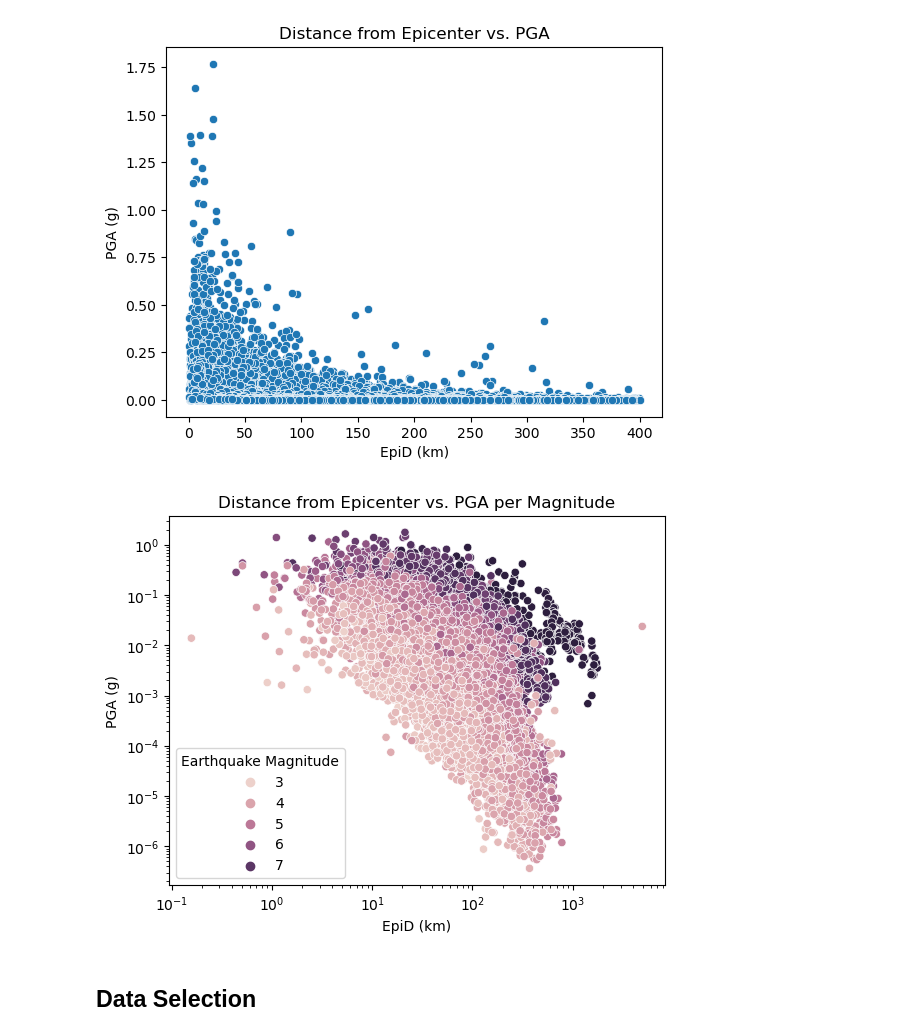
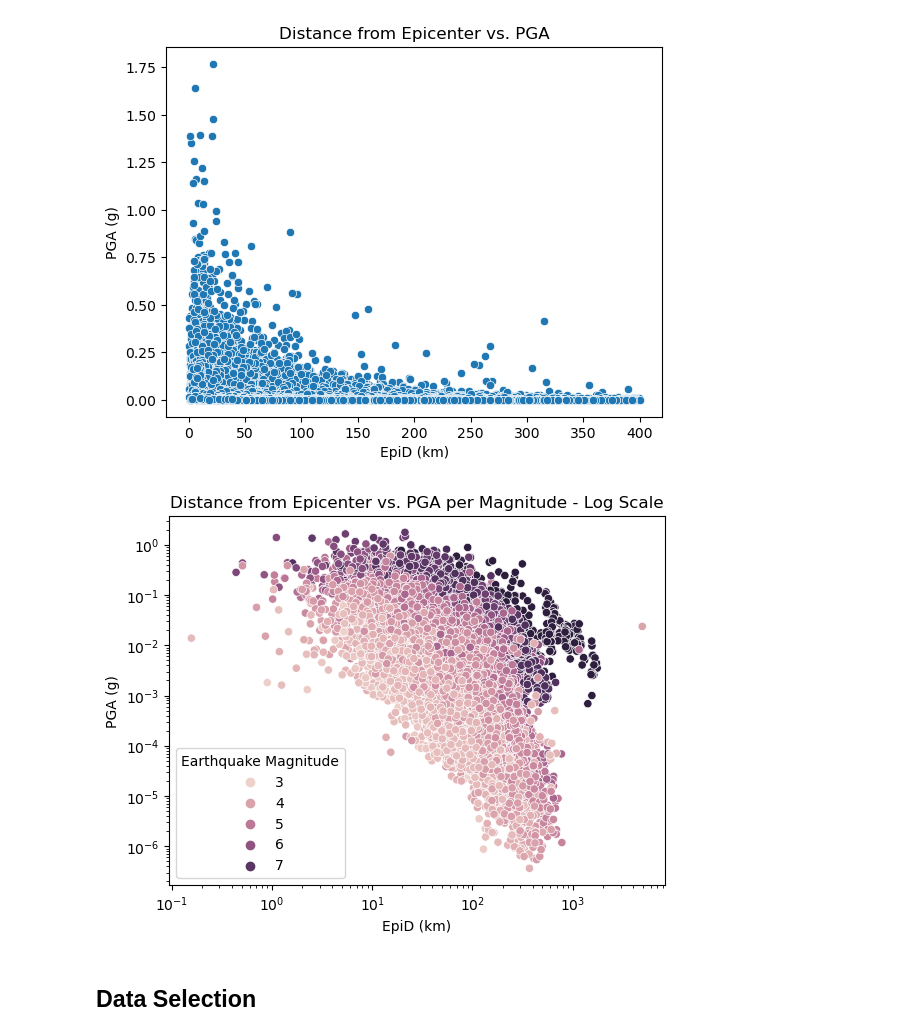
Before and after one commit to bilgeozcay/earthquake, a Jupyter notebook: analysis.ipynb, the cells around one changed output. Saved outputs shown, nothing was run; the diff lists cells and outputs as text; code cells hidden in the pictures.

```diff
--- a/analysis.ipynb
+++ b/analysis.ipynb
@@ -247,12 +247,12 @@ plt.savefig('images/epi_pga.png')
 # %%
 #trying log scale to capture the relationship better (attenuation)
 #for a given magnitude, acceleration is dropping away from the epicenter. log scale captures relationship better
 grid = sns.scatterplot(data=raw_selected, x='EpiD (km)', y='PGA (g)', hue='Earthquake Magnitude')
-grid.set(title='Distance from Epicenter vs. PGA per Magnitude')
+grid.set(title='Distance from Epicenter vs. PGA per Magnitude - Log Scale')
 grid.set(xscale="log", yscale="log")
 plt.savefig('images/epi_pga_mag.png')
 # %% [output]
-[figure, old version]
+[figure, new version]
 # %%
 #based on findings, apply filters to capture the potential damage causing earthquakes and avoid low shake earthquakes
 #raw_filtered = raw_selected[(raw_selected['Earthquake Magnitude']>=5) & (raw_selected['EpiD (km)'] <= 400) & (raw_selected['PGA (g)']>=0.05)]
```
Also changed, not shown: parts of 1 cell of this notebook, 1 other file.
